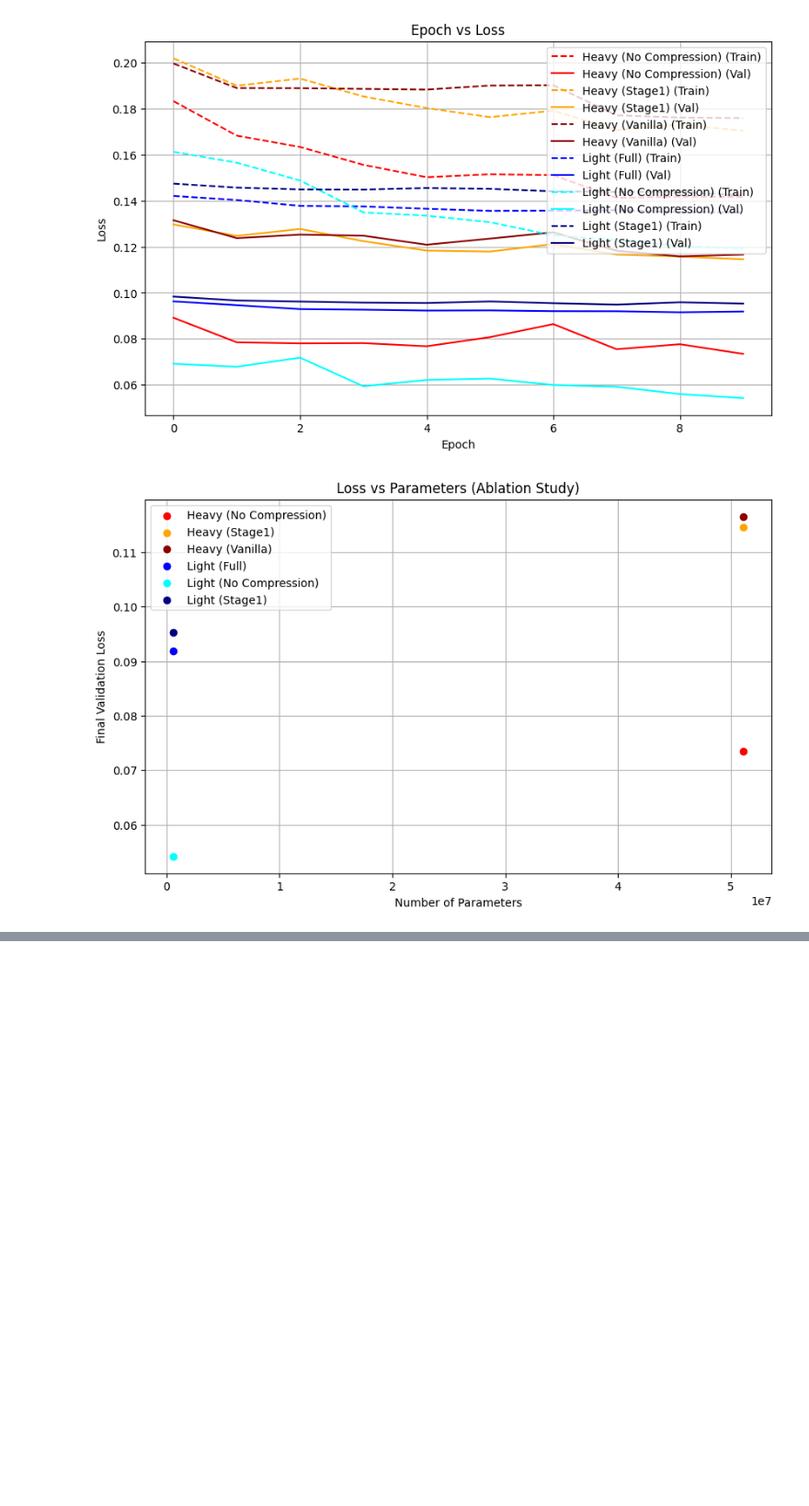
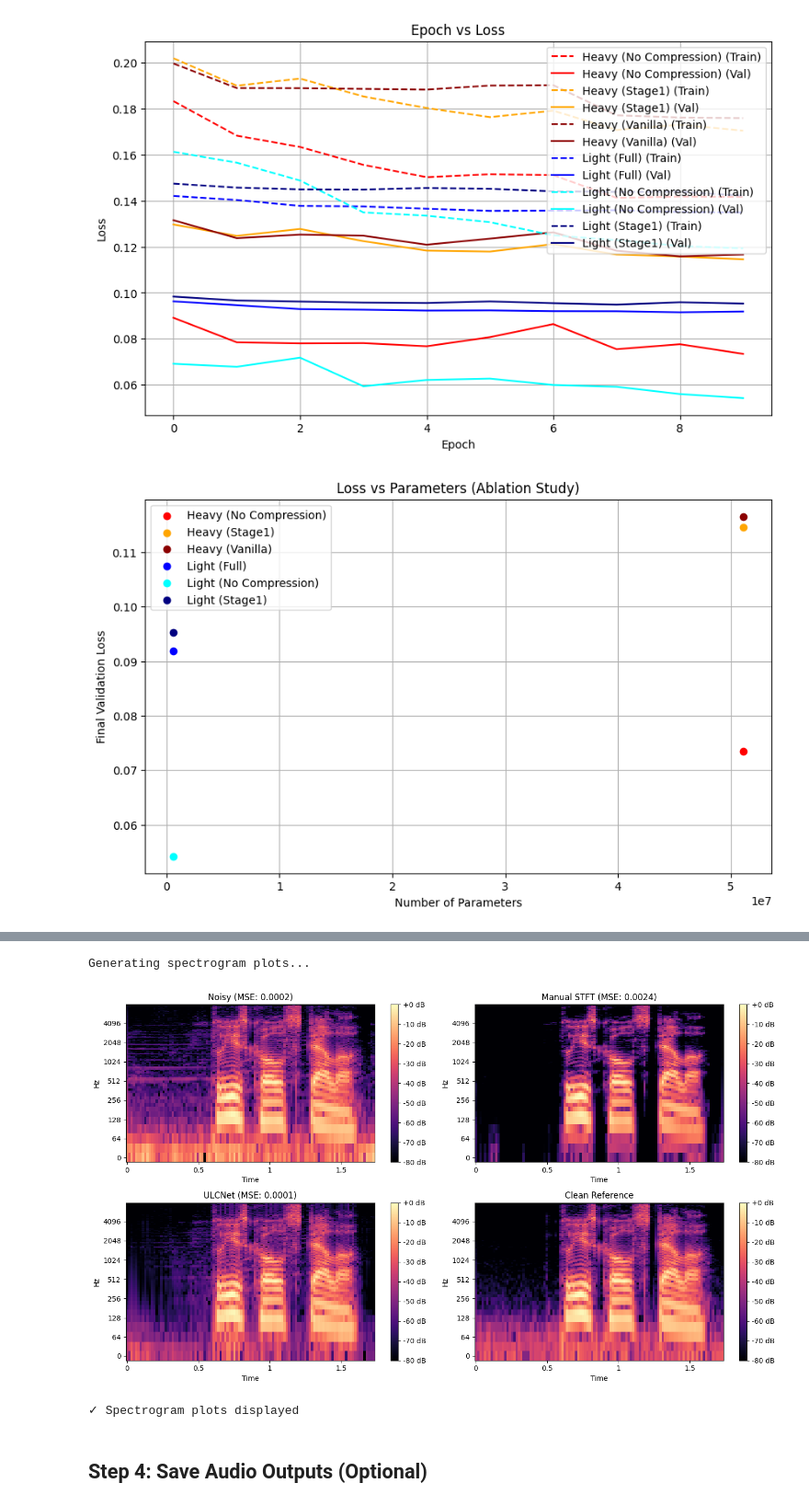
Before and after one commit to aryanthepain/DL_Noise_Suppression_Model, a Jupyter notebook: ULCNet_final_Implementation.ipynb, the cells around one changed output, grey strips where cells are left out. Shown at 92% size. Drawn from its saved outputs; the diff is of its cells as text; code cells hidden in the pictures; blank space fills up the shorter version.

```diff
--- a/ULCNet_final_Implementation.ipynb
+++ b/ULCNet_final_Implementation.ipynb
@@ -1207,0 +1950,61 @@ if RUN_MODE in ["plot_only", "test_all_models"]:
+# %%
+# ---- Spectrogram Comparison (Standalone) ----
+if len(test_noisy_files) > 0 and 'sample_noisy' in locals() and 'sample_manual' in locals() and 'sample_clean' in locals():
+    print("Generating spectrogram plots...")
+    n_fft, hop_len = 512, 256
+
+    # Determine if DL results are available
+    plot_dl = 'sample_dl' in locals() and sample_dl is not None
+
+    if plot_dl:
+        fig, axes = plt.subplots(2, 2, figsize=(14, 8))
+    else:
+        fig, axes = plt.subplots(2, 2, figsize=(14, 8))
+
+    # Noisy
+    D_noisy = librosa.amplitude_to_db(np.abs(librosa.stft(sample_noisy, n_fft=n_fft, hop_length=hop_len)), ref=np.max)
+    im0 = librosa.display.specshow(D_noisy, sr=sr_sample, hop_length=hop_len, x_axis='time', y_axis='log', ax=axes[0, 0])
+    axes[0, 0].set_title(f'Noisy (MSE: {mse_noisy:.4f})')
+    plt.colorbar(im0, ax=axes[0, 0], format='%+2.0f dB')
+
+    # Manual
+    D_manual = librosa.amplitude_to_db(np.abs(librosa.stft(sample_manual, n_fft=n_fft, hop_length=hop_len)), ref=np.max)
+    im1 = librosa.display.specshow(D_manual, sr=sr_sample, hop_length=hop_len, x_axis='time', y_axis='log', ax=axes[0, 1])
+    axes[0, 1].set_title(f'Manual STFT (MSE: {mse_manual:.4f})')
+    plt.colorbar(im1, ax=axes[0, 1], format='%+2.0f dB')
+
+    if plot_dl:
+        # DL
+        D_dl = librosa.amplitude_to_db(np.abs(librosa.stft(sample_dl, n_fft=n_fft, hop_length=hop_len)), ref=np.max)
+        im2 = librosa.display.specshow(D_dl, sr=sr_sample, hop_length=hop_len, x_axis='time', y_axis='log', ax=axes[1, 0])
+        axes[1, 0].set_title(f'ULCNet (MSE: {mse_dl:.4f})')
+        plt.colorbar(im2, ax=axes[1, 0], format='%+2.0f dB')
+
+        # Clean reference
+        D_clean = librosa.amplitude_to_db(np.abs(librosa.stft(sample_clean, n_fft=n_fft, hop_length=hop_len)), ref=np.max)
+        im3 = librosa.display.specshow(D_clean, sr=sr_sample, hop_length=hop_len, x_axis='time', y_axis='log', ax=axes[1, 1])
+        axes[1, 1].set_title('Clean Reference')
+        plt.colorbar(im3, ax=axes[1, 1], format='%+2.0f dB')
+    else:
+        # Clean reference (takes place of DL plot)
+        D_clean = librosa.amplitude_to_db(np.abs(librosa.stft(sample_clean, n_fft=n_fft, hop_length=hop_len)), ref=np.max)
+        im2 = librosa.display.specshow(D_clean, sr=sr_sample, hop_length=hop_len, x_axis='time', y_axis='log', ax=axes[1, 0])
+        axes[1, 0].set_title('Clean Reference')
+        plt.colorbar(im2, ax=axes[1, 0], format='%+2.0f dB')
+
+        # Leave bottom right empty or add info
+        axes[1, 1].axis('off')
+        axes[1, 1].text(0.5, 0.5, 'ULCNet model\nnot loaded',
+                    ha='center', va='center', transform=axes[1, 1].transAxes, fontsize=12)
+
+    plt.tight_layout()
+    plt.show()
+    print("✓ Spectrogram plots displayed")
+else:
+    print("Spectrogram data not available. Run the single sample test first.")
+# %% [output]
+Generating spectrogram plots...
+[figure, added]
+✓ Spectrogram plots displayed
+# %% [markdown]
+## Step 4: Save Audio Outputs (Optional)
```
Also changed, not shown: parts of 22 cells of this notebook.
